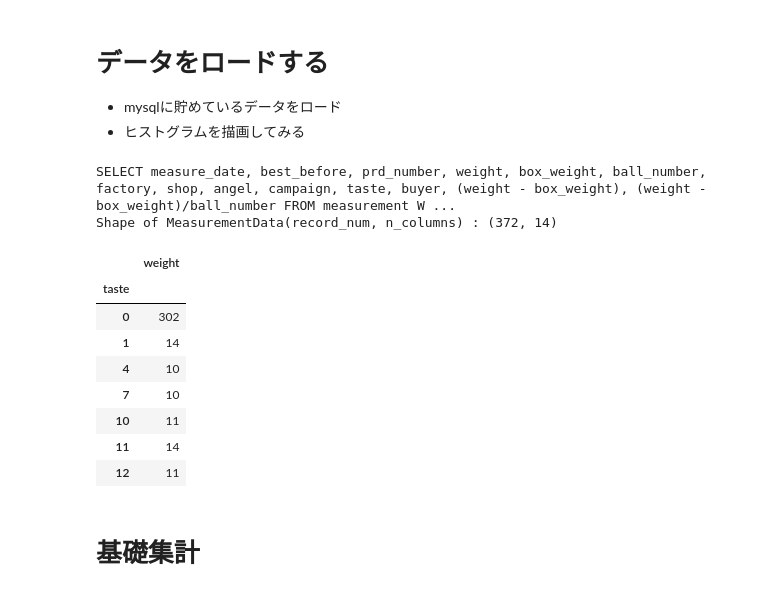
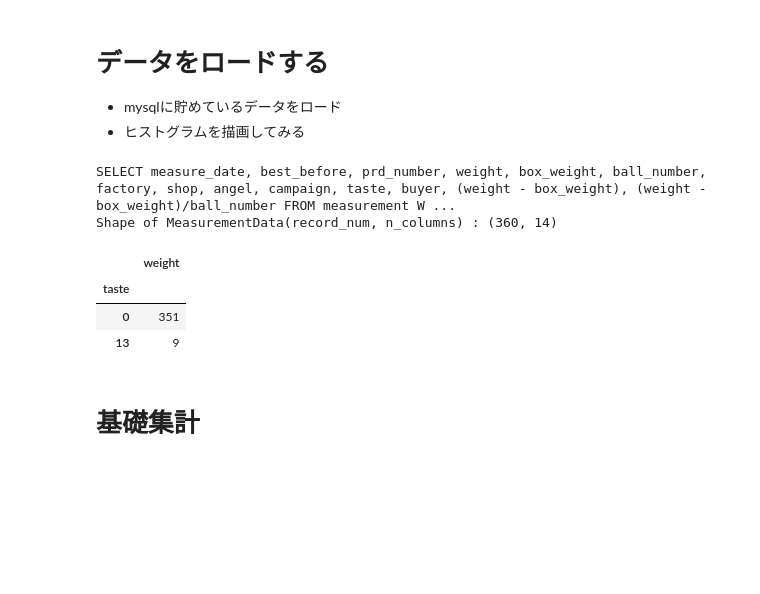
Before and after one commit to tok41/choco-ball-statistics, a Jupyter notebook: analysis/jupyter/compare-net-weight.ipynb, the cells around one changed output. Cells and saved outputs as stored; diff of their text form; code cells hidden in the pictures; blank space fills up the shorter version.

```diff
--- a/analysis/jupyter/compare-net-weight.ipynb
+++ b/analysis/jupyter/compare-net-weight.ipynb
@@ -25,23 +25,19 @@ import ChocoUtils as cu
 - mysqlに貯めているデータをロード
 - ヒストグラムを描画してみる
 # %%
-data = cu.get_data(db_file='../../data/choco-ball.db', filter_str="taste in (0, 1, 4, 7, 10, 11, 12)")
+data = cu.get_data(db_file='../../data/choco-ball.db', filter_str="taste in (0, 13)")
+#data = cu.get_data(db_file='../../data/choco-ball.db', filter_str="taste in (0, 1, 4, 7, 10, 11, 12)")
 #data = cu.get_data(db_file='../../data/choco-ball.db', filter_str="taste in (0, 1, 10, 11, 12)")
 #data = cu.get_data(db_file='../../data/choco-ball.db')
 grp = data.groupby(['taste'])
 grp.count()[['weight']]
 # %% [output]
 SELECT measure_date, best_before, prd_number, weight, box_weight, ball_number, factory, shop, angel, campaign, taste, buyer, (weight - box_weight), (weight - box_weight)/ball_number FROM measurement W ...
-Shape of MeasurementData(record_num, n_columns) : (372, 14)
+Shape of MeasurementData(record_num, n_columns) : (360, 14)
 |  | weight |
 | taste |  |
-| 0 | 302 |
-| 1 | 14 |
-| 4 | 10 |
-| 7 | 10 |
-| 10 | 11 |
-| 11 | 14 |
-| 12 | 11 |
+| 0 | 351 |
+| 13 | 9 |
 # %% [markdown]
 # 基礎集計
 # %% [markdown]
```
Also changed, not shown: parts of 10 cells of this notebook, 1 other file.
